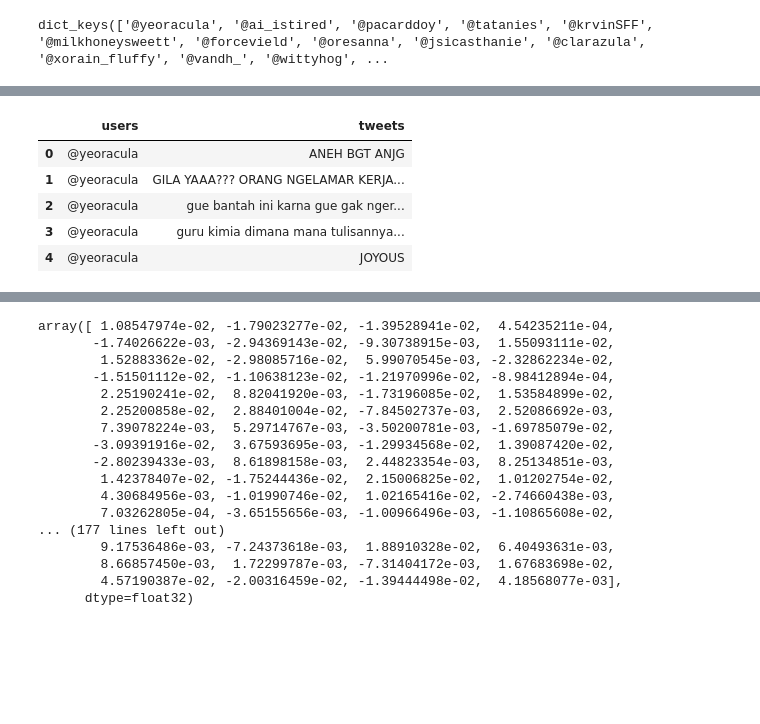
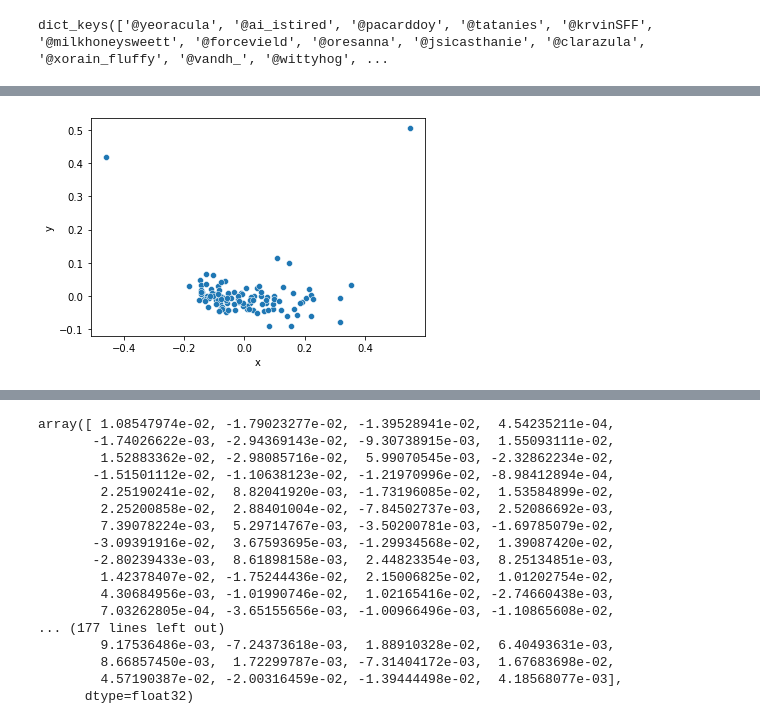
Before and after one commit to fikrihasani/XScrapSelenium, a Jupyter notebook: clusters.ipynb, the cells around one changed output, grey strips where cells are left out. Drawn from its saved outputs; the diff is of its cells as text; code cells hidden in the pictures; blank space fills up the shorter version.

```diff
--- a/clusters.ipynb
+++ b/clusters.ipynb
@@ -63,10 +66,0 @@ print(len(usernames),encoded_datas.shape)
-# %%
-df = pd.DataFrame(datas)
-df.head()
-# %% [output]
-|  | users | tweets |
-| 0 | @yeoracula | ANEH BGT ANJG |
-| 1 | @yeoracula | GILA YAAA??? ORANG NGELAMAR KERJA... |
-| 2 | @yeoracula | gue bantah ini karna gue gak nger... |
-| 3 | @yeoracula | guru kimia dimana mana tulisannya... |
-| 4 | @yeoracula | JOYOUS |
@@ -75,3 +69,21 @@ texts = df.tweets.tolist()
+# %%
+pca = PCA(n_components=2)
+# running the transformations
+result = pca.fit_transform(encoded_datas)
+# %%
+import seaborn as sns
+from sklearn.datasets import make_blobs
+import matplotlib.pyplot as plt
+sns.scatterplot(x=[X[0] for X in result],
+                y=[X[1] for X in result],
+                palette="deep",
+                legend=None
+                )
+plt.xlabel("x")
+plt.ylabel("y")
+plt.show()
+# %% [output]
+[figure, added]
 # %%
 from sklearn.cluster import DBSCAN
 from sklearn.metrics import silhouette_score
```
Also changed, not shown: parts of 17 cells of this notebook, 8 other files.
